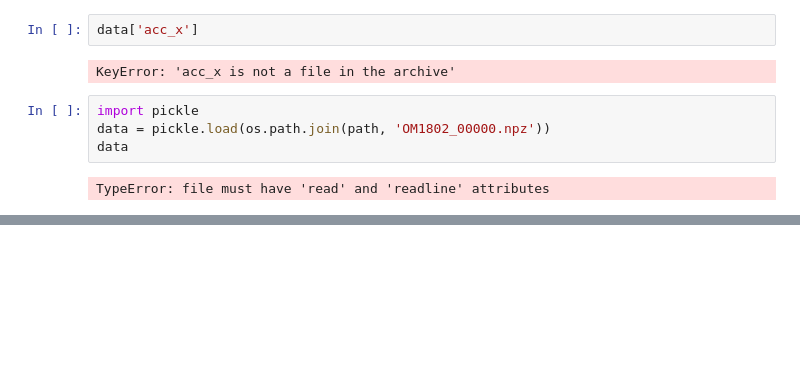
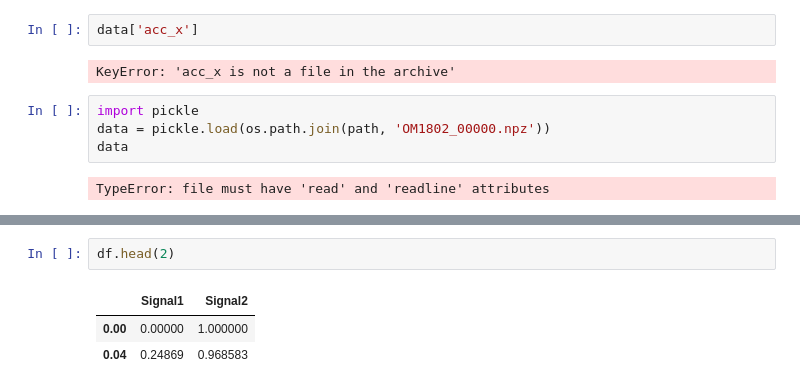
Before and after one commit to maplor/DeepView, a Jupyter notebook: deepview/visual.ipynb, the cells around one changed output, grey strips where cells are left out. Saved outputs shown, nothing was run; the diff lists cells and outputs as text; blank space fills up the shorter version.

```diff
--- a/deepview/visual.ipynb
+++ b/deepview/visual.ipynb
@@ -78,0 +140,6 @@ TypeError: file must have 'read' and 'readline' attributes
+# %%
+df.head(2)
+# %% [output]
+|  | Signal1 | Signal2 |
+| 0.00 | 0.00000 | 1.000000 |
+| 0.04 | 0.24869 | 0.968583 |
```
Also changed, not shown: parts of 1 cell of this notebook, 14 other files.
